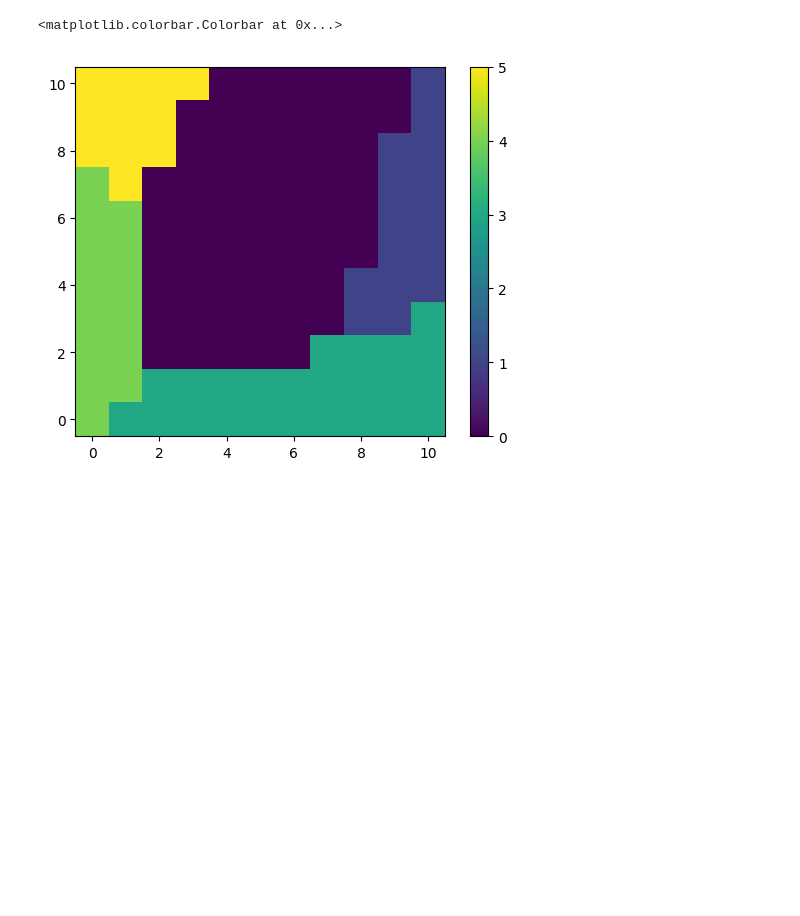
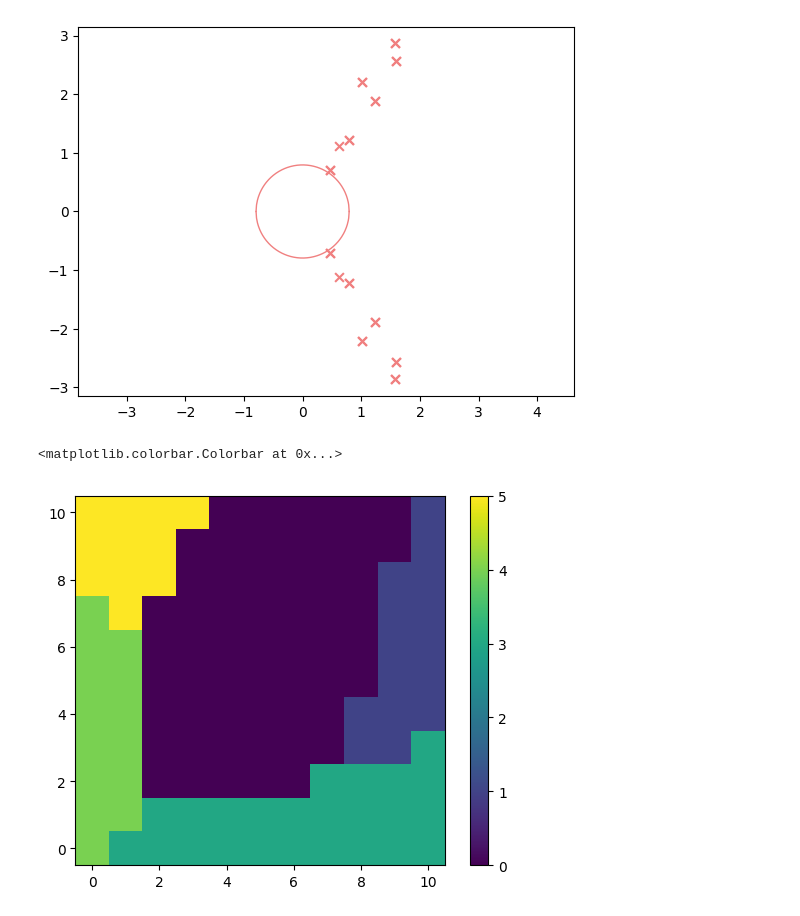
Before and after one commit to huang-yh20/spatial-linear-project, a Jupyter notebook: code/artfigs_NC/debug phase.ipynb, the cells around one changed output. Saved outputs shown, nothing was run; the diff lists cells and outputs as text; code cells hidden in the pictures; blank space fills up the shorter version.

```diff
--- a/code/artfigs_NC/debug phase.ipynb
+++ b/code/artfigs_NC/debug phase.ipynb
@@ -79,3 +108,8 @@ for trial1 in trange(trial_num_theo):
+# %%
+p_net = generate_params_phase_alpha_d_II_L_chaos(20, 20)
+temp_plot_pred(p_net)
+# %% [output]
+[figure, added]
 # %%
 plt.imshow(phase_diagram,origin='lower')
 plt.colorbar()
```
Also changed, not shown: parts of 3 cells of this notebook, 22 other files.
